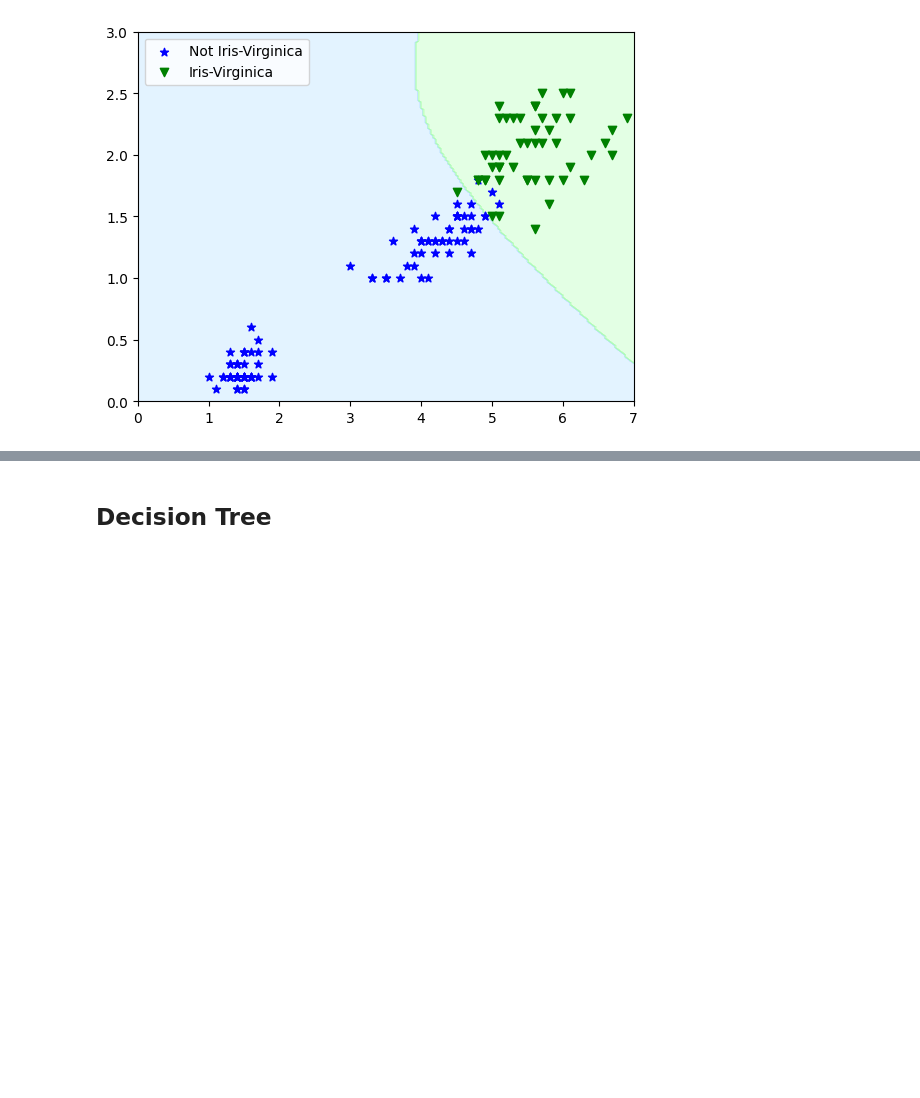
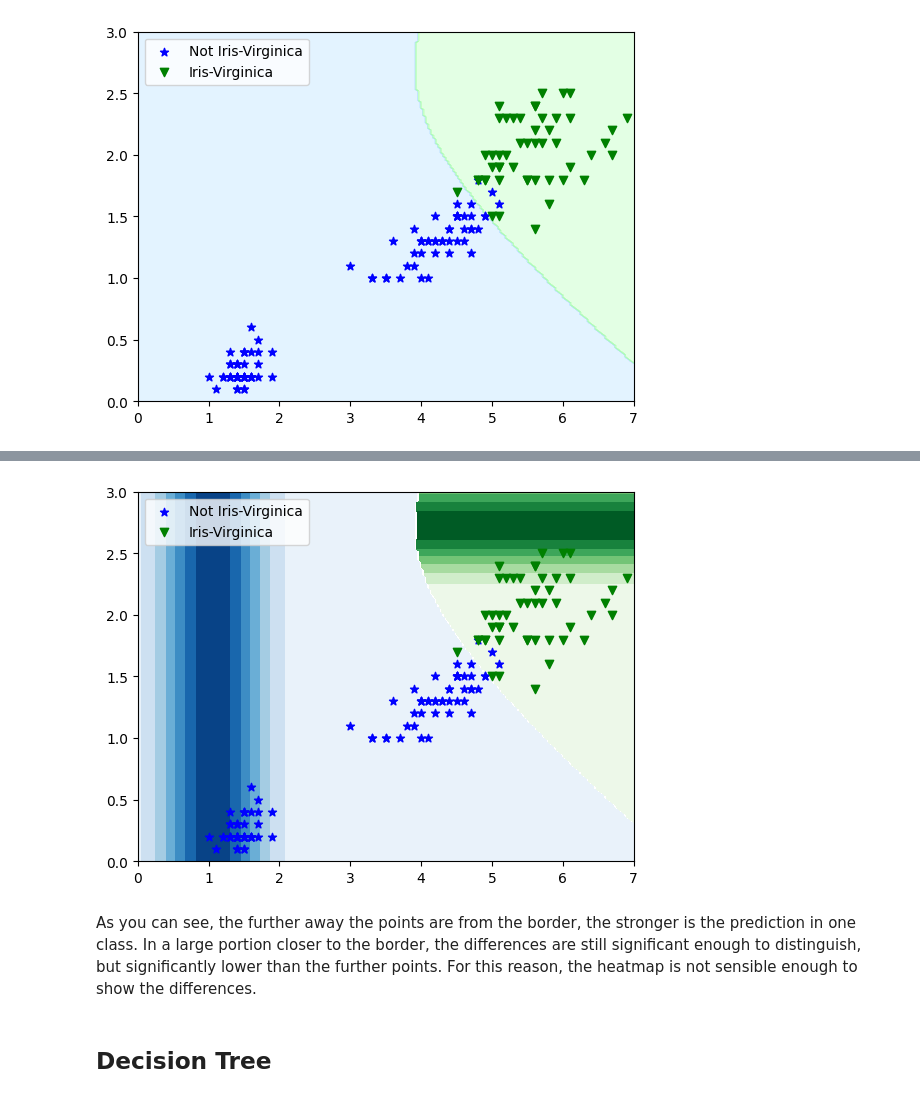
Before and after one commit to davidterroso/ML, a Jupyter notebook: classification.ipynb, the cells around one changed output, grey strips where cells are left out. Cells and saved outputs as stored; diff of their text form; code cells hidden in the pictures; blank space fills up the shorter version.

Commit message:
shades of colors to determine the areas of highest likelihood

```diff
--- a/classification.ipynb
+++ b/classification.ipynb
@@ -735,3 +737,45 @@ plt.show()
+# %%
+import matplotlib.pyplot as plt
+
+def predict_nb(point, priors):
+    likelihood_matrix = 1 / np.sqrt(2 * np.pi * stds ** 2) * np.exp( - ((point - means) ** 2) / (2 * stds ** 2))
+    likelihoods = np.prod(likelihood_matrix, axis=0)
+    posteriors = priors * likelihoods
+    return np.max(posteriors), np.where(posteriors == np.max(posteriors))[0][0]
+
+x_min, x_max = 0, 7
+y_min, y_max = 0, 3
+xx, yy = np.meshgrid(np.linspace(x_min, x_max, 200),
+                     np.linspace(y_min, y_max, 200))
+
+data_points = np.c_[xx.ravel(), yy.ravel()]
+
+priors = np.zeros(len(np.unique(y)))
+for y_value in np.unique(y):
+    priors[y_value] = (len(X[y==y_value]) / len(X))
+
+max_posteriors = np.zeros(data_points.shape[0])
+predictions = np.zeros(data_points.shape[0])
+for sample in range(data_points.shape[0]):
+    max_posteriors[sample], predictions[sample] = predict_nb(data_points[sample, :], priors)
+
+max_posteriors = max_posteriors.reshape(xx.shape)
+predictions = predictions.reshape(xx.shape)
+
+X_false = X[y==0]
+X_true = X[y==1]
+
+plt.axis([0,7, 0,3])
+plt.contourf(xx, yy, np.where(predictions == 0, max_posteriors, np.nan), cmap="Blues")
+plt.contourf(xx, yy, np.where(predictions == 1, max_posteriors, np.nan), cmap="Greens")
+plt.scatter(X_false[:,0], X_false[:,1], marker="*", c="blue", label="Not Iris-Virginica")
+plt.scatter(X_true[:,0], X_true[:,1], marker="v", c="green", label="Iris-Virginica")
+plt.legend(loc=2)
+plt.show()
+# %% [output]
+[figure, added]
+# %% [markdown]
+As you can see, the further away the points are from the border, the stronger is the prediction in one class. In a large portion closer to the border, the differences are still significant enough to distinguish, but significantly lower than the further points. For this reason, the heatmap is not sensible enough to show the differences.
 # %% [markdown]
 ## Decision Tree <a id="decision-tree"></a>
 # %% [markdown]
```
Also changed, not shown: parts of 1 cell of this notebook.
